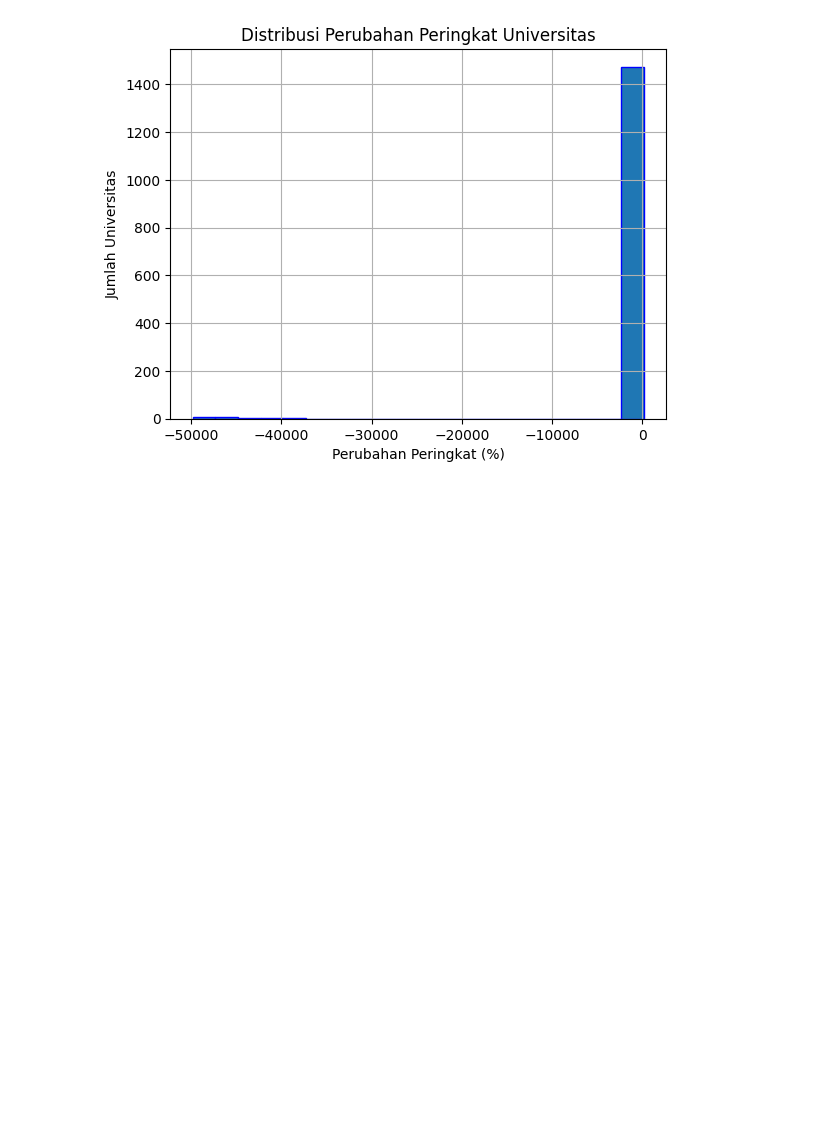
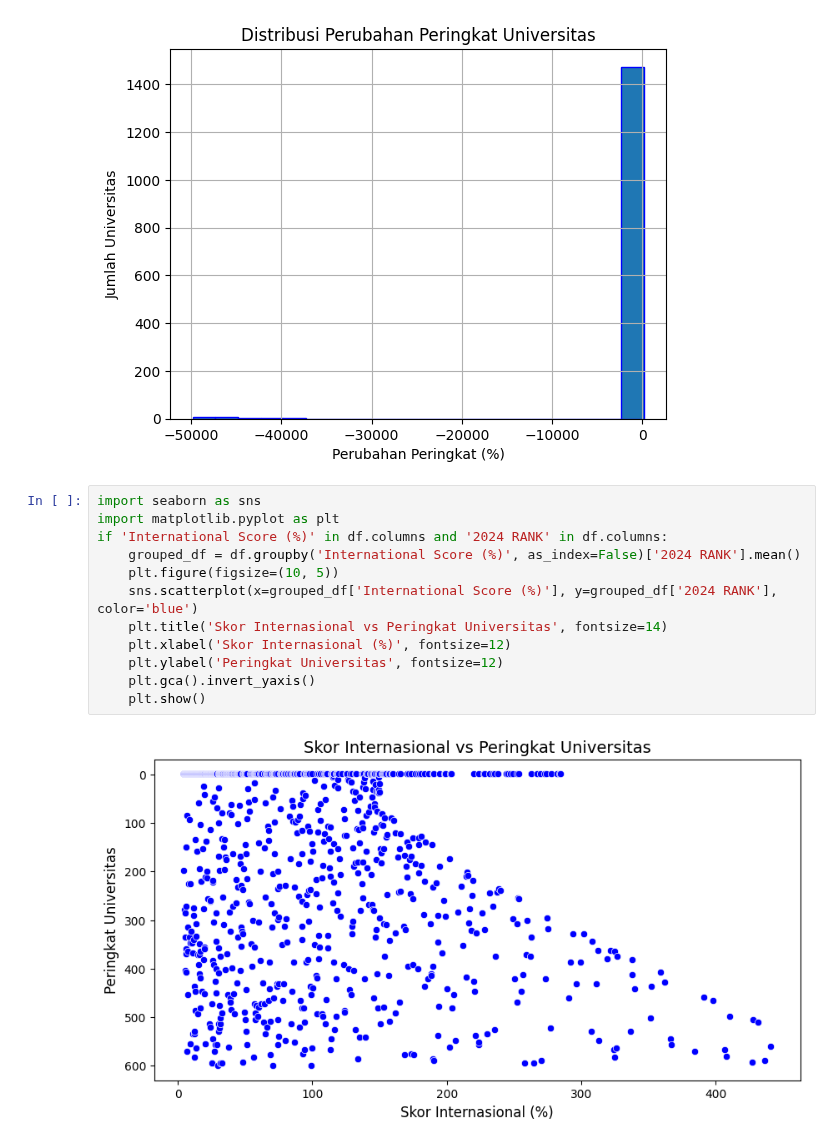
Before and after one commit to EazysPeazys/MinProAVD, a Jupyter notebook: CheckPoint 3 Nabil Daffa Athalasyah.ipynb, the cells around one changed output. Saved outputs shown, nothing was run; the diff lists cells and outputs as text; blank space fills up the shorter version.

```diff
--- a/CheckPoint 3 Nabil Daffa Athalasyah.ipynb
+++ b/CheckPoint 3 Nabil Daffa Athalasyah.ipynb
@@ -447,3 +456,17 @@ if 'Ranking Change (%)' in df.columns:
     plt.show()
 # %% [output]
 [figure]
+# %%
+import seaborn as sns
+import matplotlib.pyplot as plt
+if 'International Score (%)' in df.columns and '2024 RANK' in df.columns:
+    grouped_df = df.groupby('International Score (%)', as_index=False)['2024 RANK'].mean()
+    plt.figure(figsize=(10, 5))
+    sns.scatterplot(x=grouped_df['International Score (%)'], y=grouped_df['2024 RANK'], color='blue')
+    plt.title('Skor Internasional vs Peringkat Universitas', fontsize=14)
+    plt.xlabel('Skor Internasional (%)', fontsize=12)
+    plt.ylabel('Peringkat Universitas', fontsize=12)
+    plt.gca().invert_yaxis()
+    plt.show()
+# %% [output]
+[figure, added]
```
Also changed, not shown: parts of 2 cells of this notebook.
